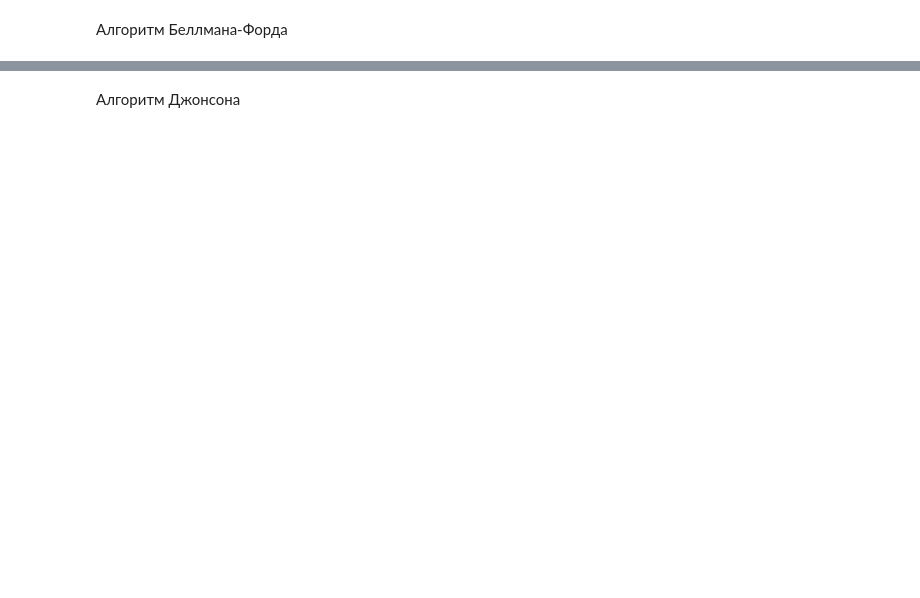
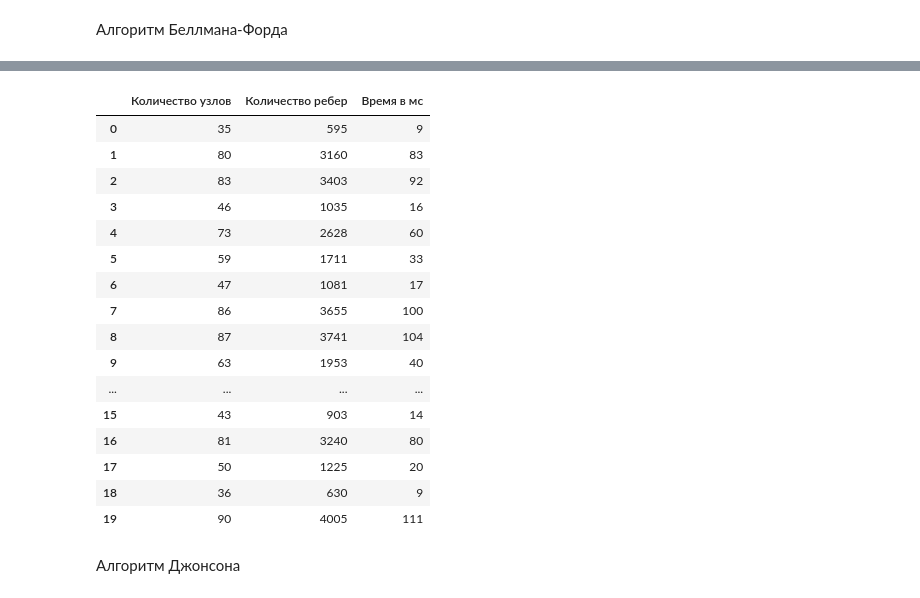
Before and after one commit to AlekseyScorpi/SIAOD, a Jupyter notebook: labs/Lab6.ipynb, the cells around one changed output, grey strips where cells are left out. Cells and saved outputs as stored; diff of their text form; code cells hidden in the pictures; blank space fills up the shorter version.

```diff
--- a/labs/Lab6.ipynb
+++ b/labs/Lab6.ipynb
@@ -325,19 +322,9 @@ pd.DataFrame(tests, columns = ["Количество узлов", "Количе
 Алгоритм Беллмана-Форда
 # %%
 #загрузка матрицы из файла
-with open("mat1.txt", "r", encoding = "utf-8") as file:
+with open("mat2.txt", "r", encoding = "utf-8") as file:
     matrix = [[int(num) for num in line.split(" ")] for line in file]
+    for i in range(len(matrix)):
+        for j in range(len(matrix)):
+            if matrix[i][j] == 0:
+                matrix[i][j] = math.inf
-# %%
-#создаём граф
-graph = nx.Graph()
-for i in range(len(matrix)):
-    graph.add_node(i + 1, size = 10)
-for i in range(len(matrix)):
-    for j in range(len(matrix[i])):
-        if matrix[i][j] != 0:
-            graph.add_edge(i + 1, j + 1, weight = matrix[i][j], color = 'blue')
-
-#графически отоброжаем наш изначальный граф
-nt = Network(notebook = True)
-nt.from_nx(graph)
-nt.show("test.html")
@@ -416,0 +331,10 @@ nt1.show("test1.html")
+# %%
+#создаём граф
+graph = create_graph(matrix)
+
+
+#отображаем граф из файла
+nt = Network(notebook = True)
+nt.from_nx(graph)
+nt.set_options(options)
+nt.show("test.html")
@@ -417,25 +391,43 @@ nt1.show("test1.html")
 # %%
 #тестовый блок для определения скорости работы алгоритма
 
 tests = []
 
-for i in range(10):
+for i in range(20):
     temp_matrix = generate_matrix()
     node_counts = len(temp_matrix)
     edge_counts = 0
     for i in range(len(temp_matrix)):
         for j in range(i):
             if temp_matrix[j][i] != 0:
                 edge_counts += 1
     t1 = time.time()
     c1 = random.randint(1, len(temp_matrix) // 2)
     c2 = random.randint(1, len(temp_matrix))
     result = bell_ford(temp_matrix, c1, c2)
     t2 = time.time()
     delta = round((t2 - t1) * 1000)
     tests.append([node_counts, edge_counts, delta])
 
 pd.DataFrame(tests, columns = ["Количество узлов", "Количество ребер", "Время в мс"])
+# %% [output]
+|  | Количество узлов | Количество ребер | Время в мс |
+| 0 | 35 | 595 | 9 |
+| 1 | 80 | 3160 | 83 |
+| 2 | 83 | 3403 | 92 |
+| 3 | 46 | 1035 | 16 |
+| 4 | 73 | 2628 | 60 |
+| 5 | 59 | 1711 | 33 |
+| 6 | 47 | 1081 | 17 |
+| 7 | 86 | 3655 | 100 |
+| 8 | 87 | 3741 | 104 |
+| 9 | 63 | 1953 | 40 |
+| ... | ... | ... | ... |
+| 15 | 43 | 903 | 14 |
+| 16 | 81 | 3240 | 80 |
+| 17 | 50 | 1225 | 20 |
+| 18 | 36 | 630 | 9 |
+| 19 | 90 | 4005 | 111 |
 # %% [markdown]
 Алгоритм Джонсона
 # %%
```
Also changed, not shown: parts of 26 cells of this notebook.
